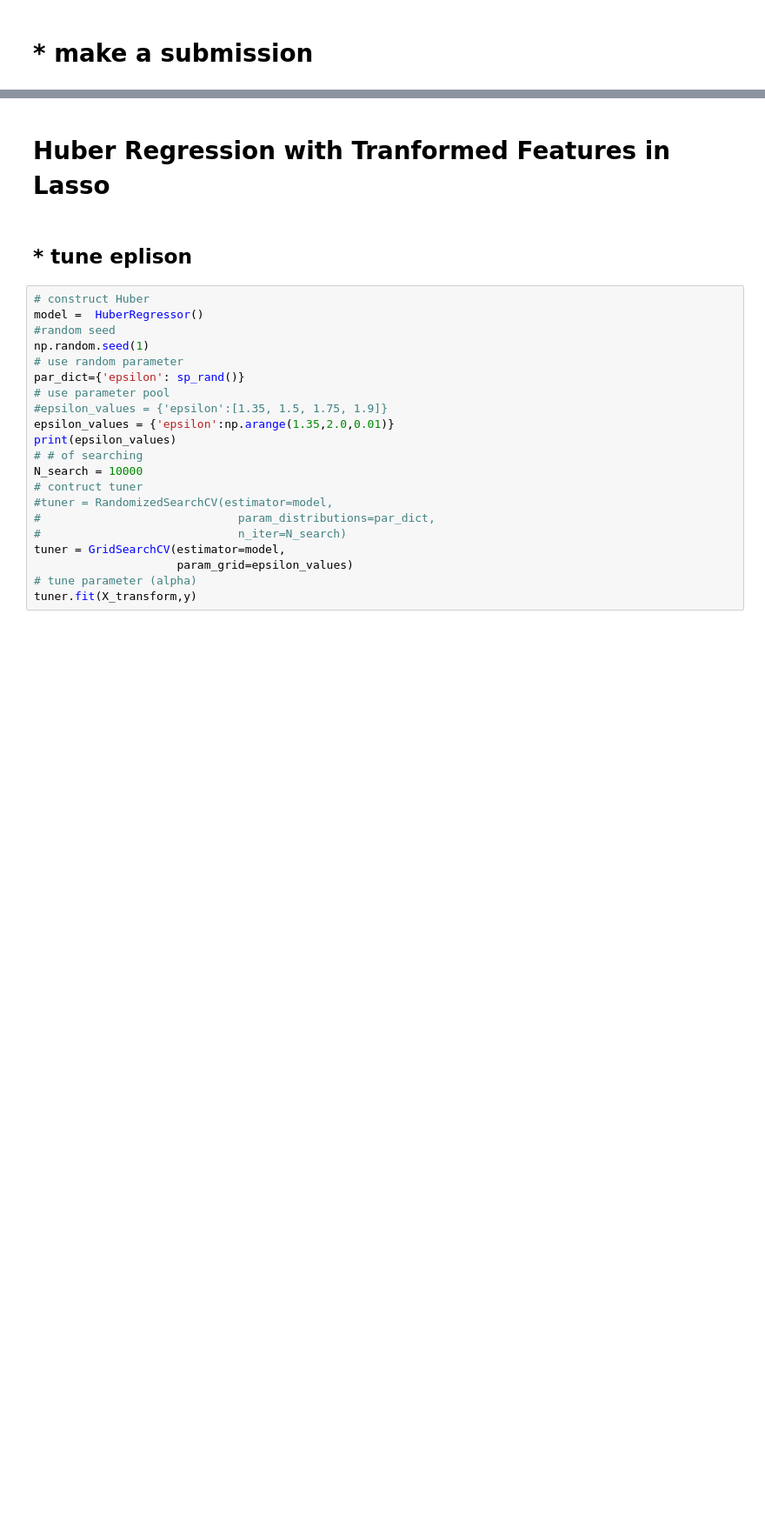
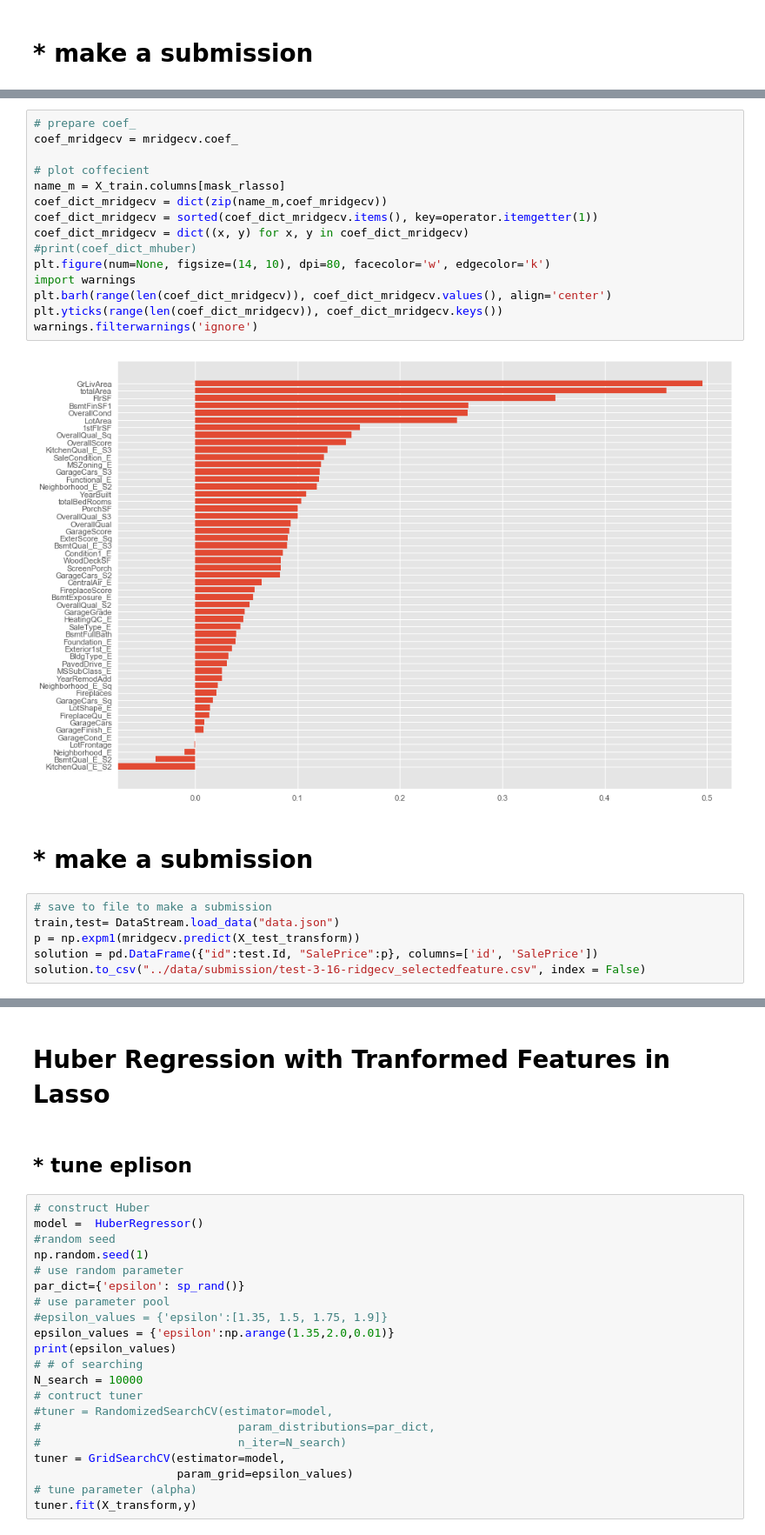
Before and after one commit to dolremi/Housing_Price, a Jupyter notebook: notebook/Linear model.ipynb, the cells around one changed output, grey strips where cells are left out. Shown at 87% size. Drawn from its saved outputs; the diff is of its cells as text; blank space fills up the shorter version.

```diff
--- a/notebook/Linear model.ipynb
+++ b/notebook/Linear model.ipynb
@@ -192,0 +244,25 @@ solution.to_csv("../data/submission/test-3-13-Lasso.csv", index = False)
+# %%
+# prepare coef_
+coef_mridgecv = mridgecv.coef_
+
+# plot coffecient
+name_m = X_train.columns[mask_rlasso]
+coef_dict_mridgecv = dict(zip(name_m,coef_mridgecv))
+coef_dict_mridgecv = sorted(coef_dict_mridgecv.items(), key=operator.itemgetter(1))
+coef_dict_mridgecv = dict((x, y) for x, y in coef_dict_mridgecv)
+#print(coef_dict_mhuber)
+plt.figure(num=None, figsize=(14, 10), dpi=80, facecolor='w', edgecolor='k')
+import warnings
+plt.barh(range(len(coef_dict_mridgecv)), coef_dict_mridgecv.values(), align='center')
+plt.yticks(range(len(coef_dict_mridgecv)), coef_dict_mridgecv.keys())
+warnings.filterwarnings('ignore')
+# %% [output]
+[figure, added]
+# %% [markdown]
+# * make a submission
+# %%
+# save to file to make a submission
+train,test= DataStream.load_data("data.json")
+p = np.expm1(mridgecv.predict(X_test_transform))
+solution = pd.DataFrame({"id":test.Id, "SalePrice":p}, columns=['id', 'SalePrice'])
+solution.to_csv("../data/submission/test-3-16-ridgecv_selectedfeature.csv", index = False)
```
Also changed, not shown: parts of 43 cells of this notebook, 3 other files.
